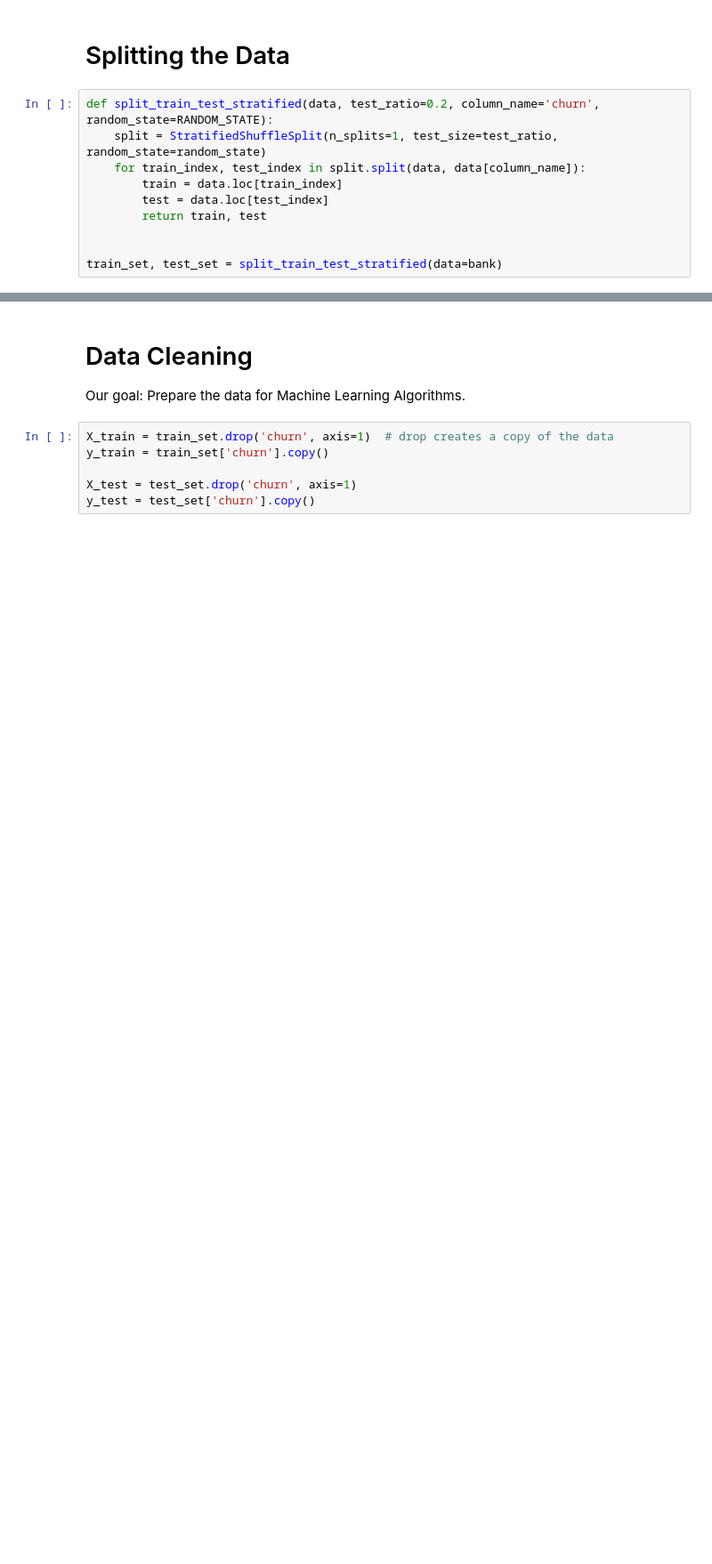
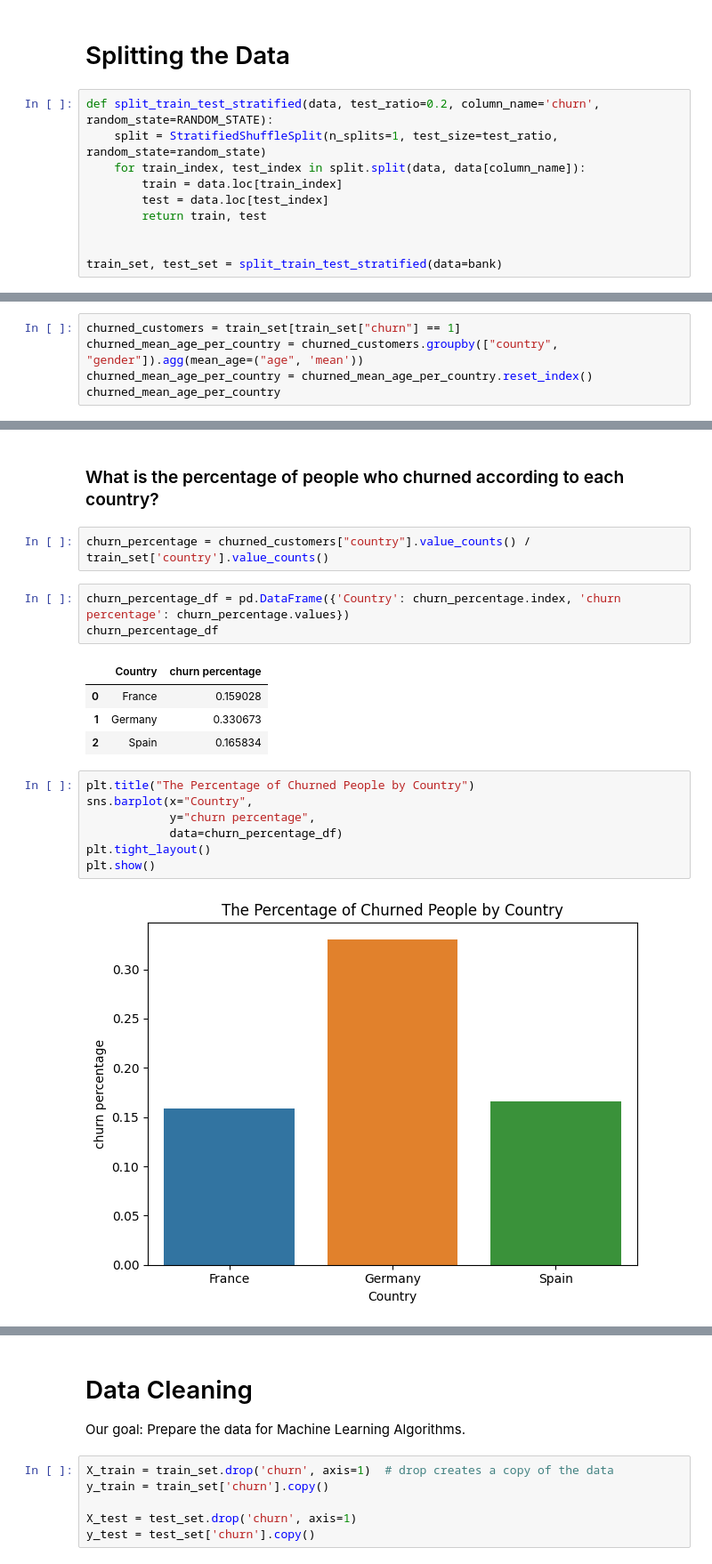
Before and after one commit to EitanKats/ML-project, a Jupyter notebook: Bank Churn.ipynb, the cells around one changed output, grey strips where cells are left out. Shown: that part at 89% size. Cells and saved outputs as stored; diff of their text form; blank space fills up the shorter version.

```diff
--- a/Bank Churn.ipynb
+++ b/Bank Churn.ipynb
@@ -125,0 +204,5 @@ train_set, test_set = split_train_test_stratified(data=bank)
+# %%
+churned_customers = train_set[train_set["churn"] == 1]
+churned_mean_age_per_country = churned_customers.groupby(["country", "gender"]).agg(mean_age=("age", 'mean'))
+churned_mean_age_per_country = churned_mean_age_per_country.reset_index()
+churned_mean_age_per_country
@@ -125,0 +217,21 @@ train_set, test_set = split_train_test_stratified(data=bank)
+# %% [markdown]
+### What is the percentage of people who churned according to each country?
+# %%
+churn_percentage = churned_customers["country"].value_counts() / train_set['country'].value_counts()
+# %%
+churn_percentage_df = pd.DataFrame({'Country': churn_percentage.index, 'churn percentage': churn_percentage.values})
+churn_percentage_df
+# %% [output]
+|  | Country | churn percentage |
+| 0 | France | 0.159028 |
+| 1 | Germany | 0.330673 |
+| 2 | Spain | 0.165834 |
+# %%
+plt.title("The Percentage of Churned People by Country")
+sns.barplot(x="Country",
+            y="churn percentage",
+            data=churn_percentage_df)
+plt.tight_layout()
+plt.show()
+# %% [output]
+[figure, added]
```
Also changed, not shown: parts of 21 cells of this notebook.
